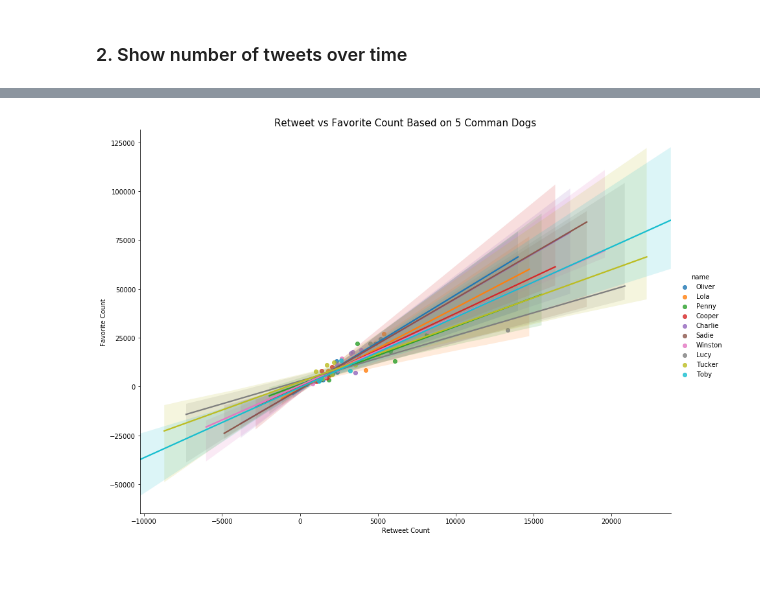
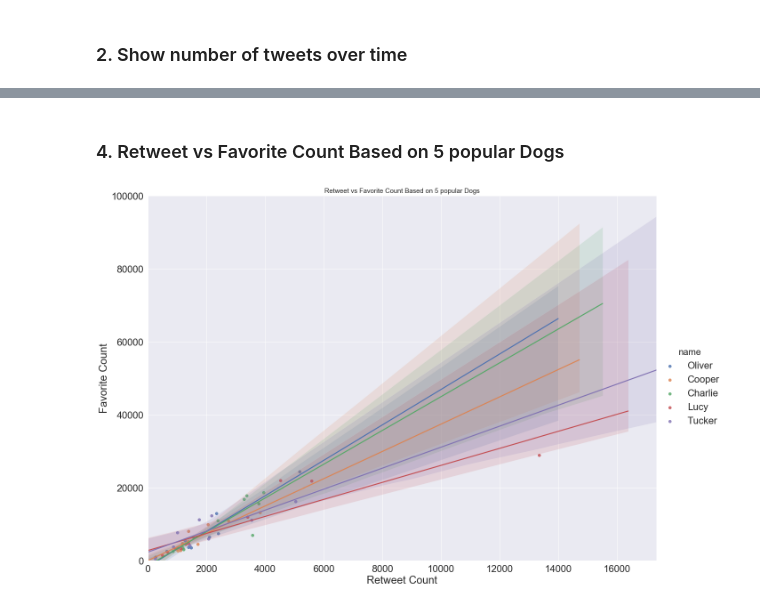
Before and after one commit to Alyahya-A/wrangle-and-analyze-data, a Jupyter notebook: wrangle_act.ipynb, the cells around one changed output, grey strips where cells are left out. Drawn from its saved outputs; the diff is of its cells as text; code cells hidden in the pictures; blank space fills up the shorter version.

```diff
--- a/wrangle_act.ipynb
+++ b/wrangle_act.ipynb
@@ -1217,13 +1224,16 @@ f_df.head(3)
+# %% [markdown]
+### 4. Retweet vs Favorite Count Based on 5 popular Dogs
 # %%
-q_names = f_df.name.value_counts()[1:11].index
+q_names = f_df.name.value_counts()[1:6].index
 temp_df = f_df[f_df["name"].isin(q_names)]
 
 
-lm = sns.lmplot(x="retweet_count", y="favorite_count", data=temp_df, hue="name", size = 9, aspect=1.4)
+lm = sns.lmplot(x="retweet_count", y="favorite_count", data=temp_df, hue="name",
+                height = 13, aspect=1.4).set(xlim=(0),ylim=(0))
 
 ax = plt.gca()
 ax.set_xlabel('Retweet Count')
 ax.set_ylabel('Favorite Count');
-ax.set_title("Retweet vs Favorite Count Based on 5 Comman Dogs", fontsize=15);
+ax.set_title("Retweet vs Favorite Count Based on 5 popular Dogs", fontsize=15);
 # %% [output]
-[figure, old version]
+[figure, new version]
```
Also changed, not shown: parts of 13 cells of this notebook.
